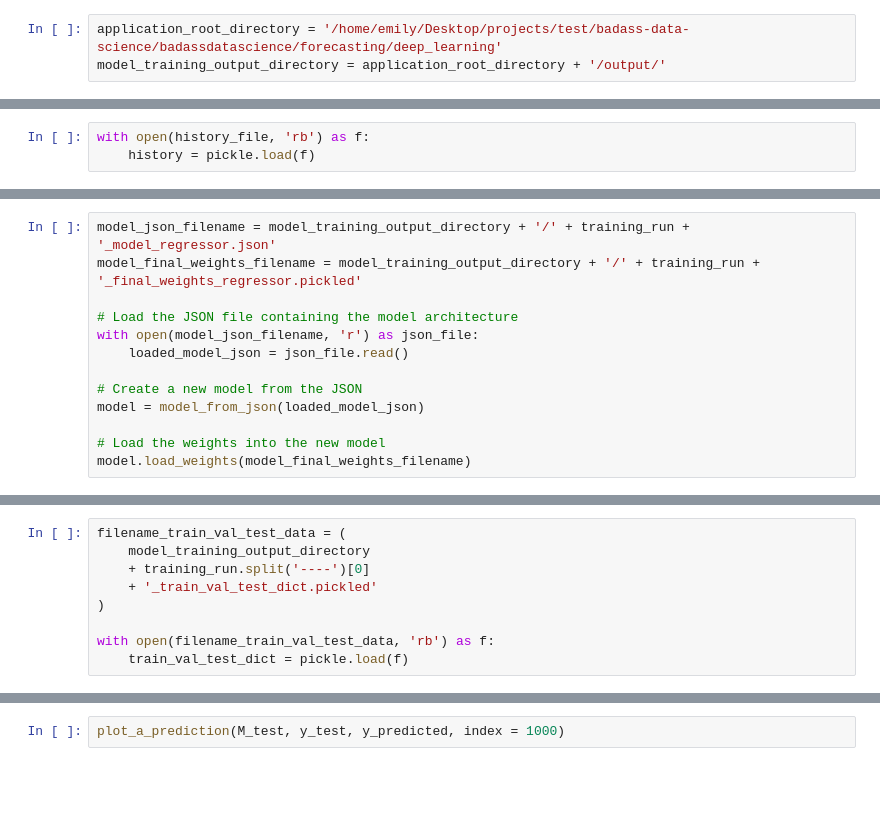
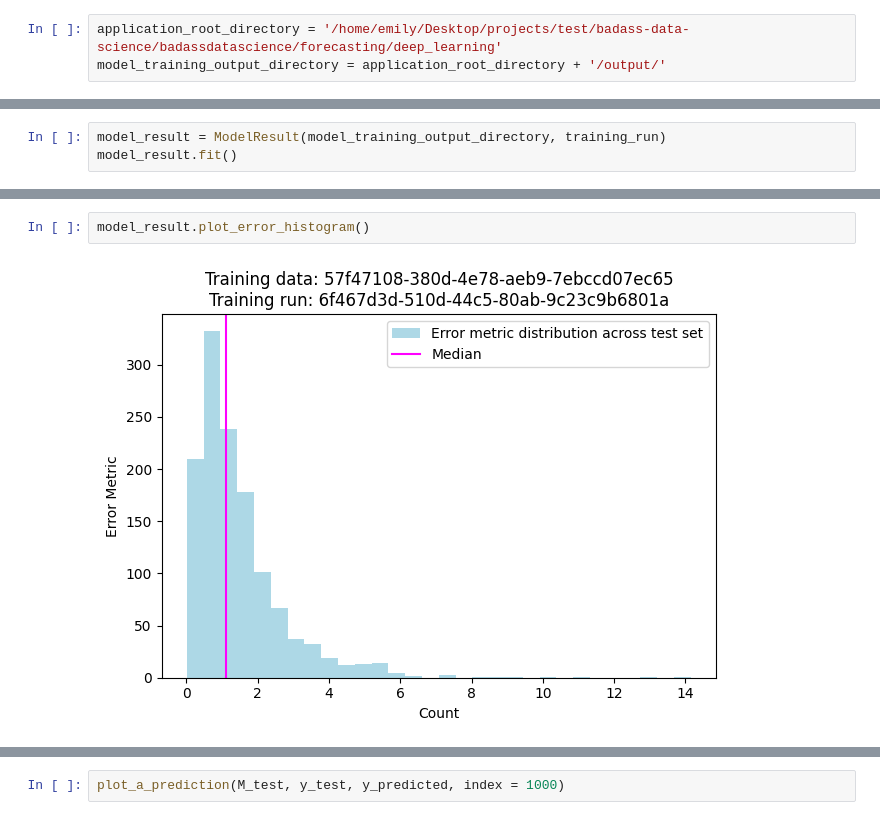
Before and after one commit to badassdatascience/badass-data-science, a Jupyter notebook: badassdatascience/forecasting/deep_learning/review-training-results.ipynb, the cells around one changed output, grey strips where cells are left out. Drawn from its saved outputs; the diff is of its cells as text; blank space fills up the shorter version.

```diff
--- a/badassdatascience/forecasting/deep_learning/review-training-results.ipynb
+++ b/badassdatascience/forecasting/deep_learning/review-training-results.ipynb
@@ -28,3 +40,0 @@ history_file = model_training_output_directory + '/' + training_run + '_final_hi
-# %%
-with open(history_file, 'rb') as f:
-    history = pickle.load(f)
@@ -35,13 +40,0 @@ plot_basic_loss(history)
-# %%
-model_json_filename = model_training_output_directory + '/' + training_run + '_model_regressor.json'
-model_final_weights_filename = model_training_output_directory + '/' + training_run + '_final_weights_regressor.pickled'
-
-# Load the JSON file containing the model architecture
-with open(model_json_filename, 'r') as json_file:
-    loaded_model_json = json_file.read()
-
-# Create a new model from the JSON
-model = model_from_json(loaded_model_json)
-
-# Load the weights into the new model
-model.load_weights(model_final_weights_filename)
@@ -50,9 +40,0 @@ model
-# %%
-filename_train_val_test_data = (
-    model_training_output_directory
-    + training_run.split('----')[0]
-    + '_train_val_test_dict.pickled'
-)
-
-with open(filename_train_val_test_data, 'rb') as f:
-    train_val_test_dict = pickle.load(f)
@@ -68,0 +144,3 @@ y_predicted.shape
+# %%
+model_result = ModelResult(model_training_output_directory, training_run)
+model_result.fit()
@@ -68,0 +165,4 @@ y_predicted.shape
+# %%
+model_result.plot_error_histogram()
+# %% [output]
+[figure, added]
```
Also changed, not shown: parts of 19 cells of this notebook.
